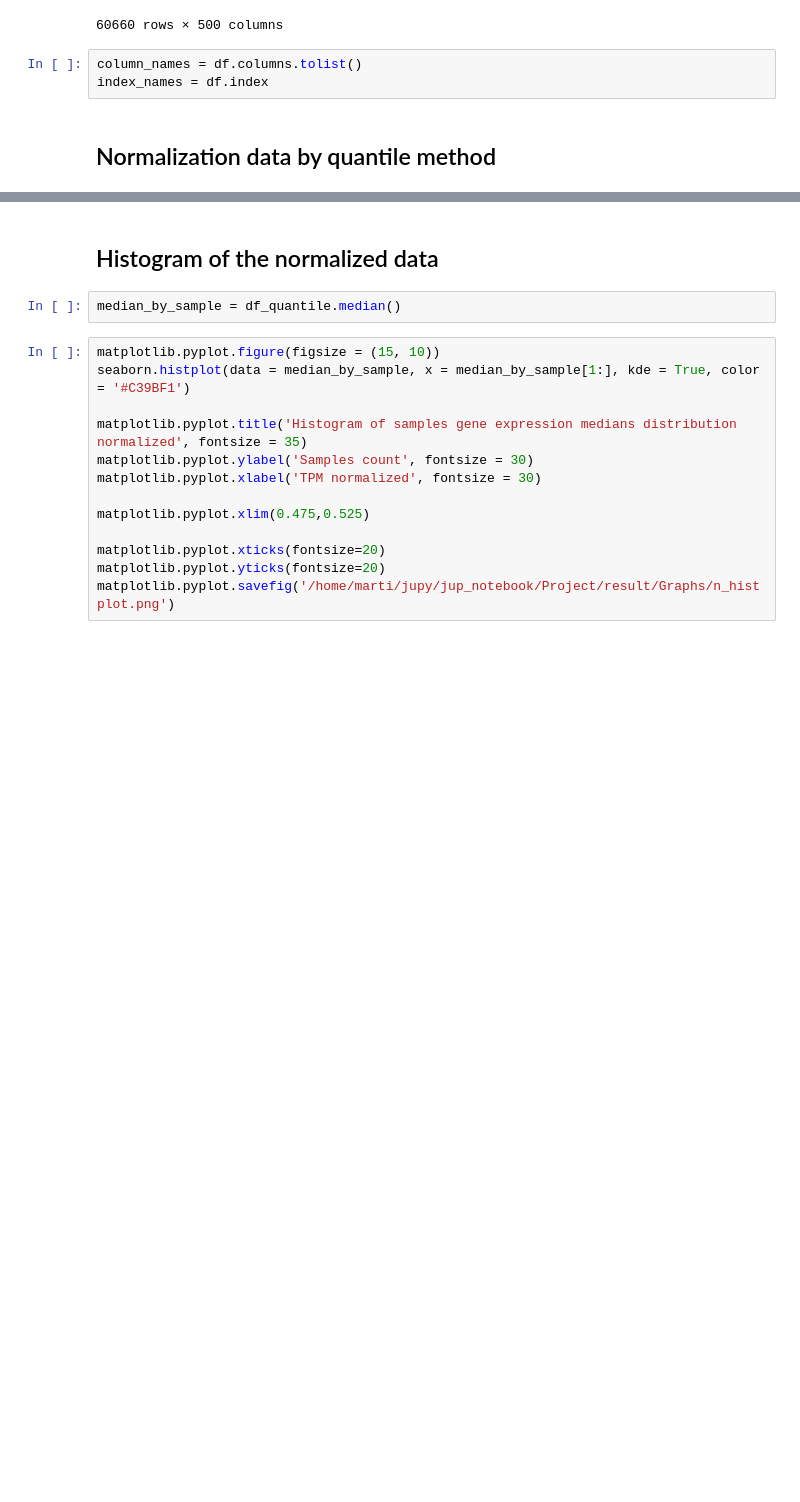
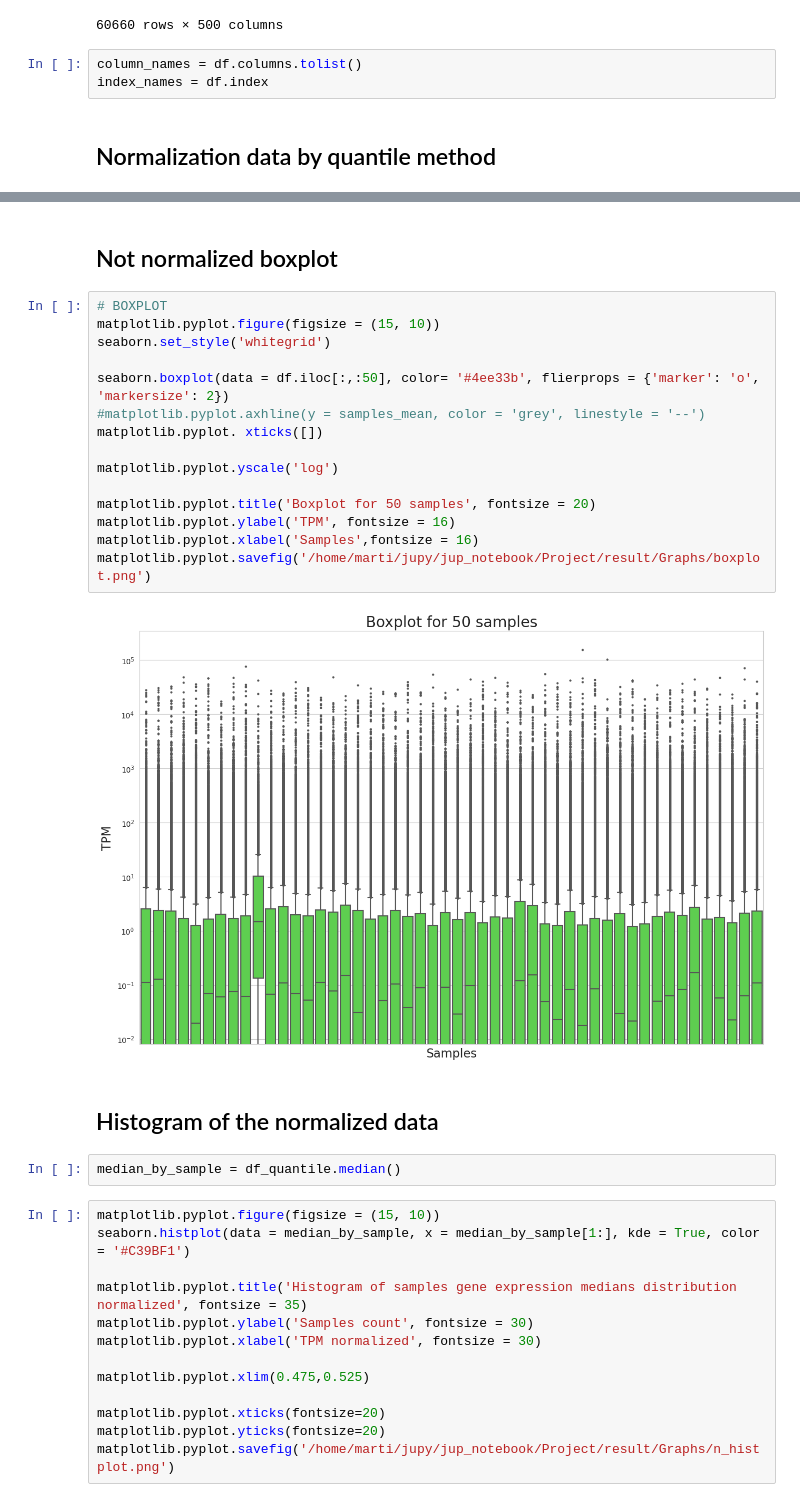
Before and after one commit to martipuchal/Advanced_Bioinformatic, a Jupyter notebook: Data_normalization.ipynb, the cells around one changed output, grey strips where cells are left out. Saved outputs shown, nothing was run; the diff lists cells and outputs as text; blank space fills up the shorter version.

```diff
--- a/Data_normalization.ipynb
+++ b/Data_normalization.ipynb
@@ -93,3 +94,22 @@ matplotlib.pyplot.savefig('/home/marti/jupy/jup_notebook/Project/result/Graphs/n
+# %% [markdown]
+## Not normalized boxplot
+# %%
+# BOXPLOT
+matplotlib.pyplot.figure(figsize = (15, 10))
+seaborn.set_style('whitegrid')
+
+seaborn.boxplot(data = df.iloc[:,:50], color= '#4ee33b', flierprops = {'marker': 'o', 'markersize': 2})
+#matplotlib.pyplot.axhline(y = samples_mean, color = 'grey', linestyle = '--')
+matplotlib.pyplot. xticks([])
+
+matplotlib.pyplot.yscale('log')
+
+matplotlib.pyplot.title('Boxplot for 50 samples', fontsize = 20)
+matplotlib.pyplot.ylabel('TPM', fontsize = 16)
+matplotlib.pyplot.xlabel('Samples',fontsize = 16)
+matplotlib.pyplot.savefig('/home/marti/jupy/jup_notebook/Project/result/Graphs/boxplot.png')
+# %% [output]
+[figure, added]
 # %% [markdown]
 ## Histogram of the normalized data
 # %%
```
Also changed, not shown: parts of 8 cells of this notebook.
